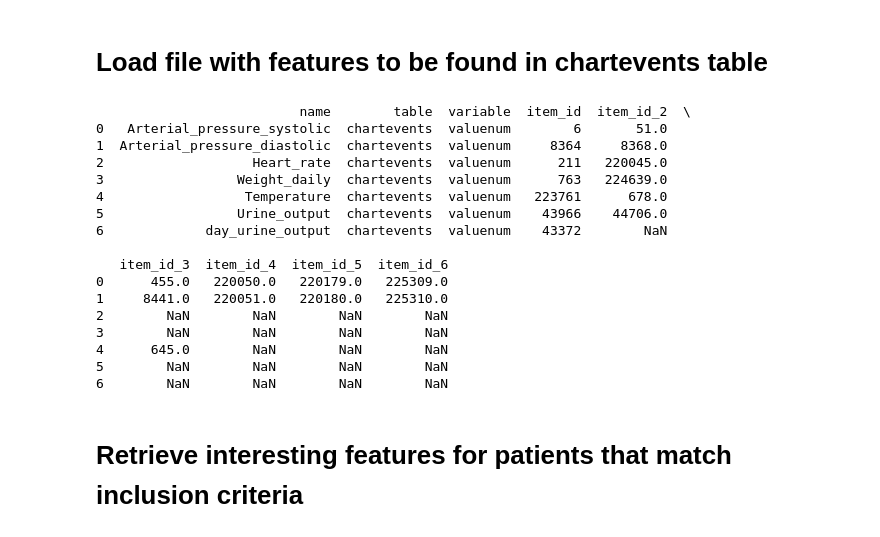
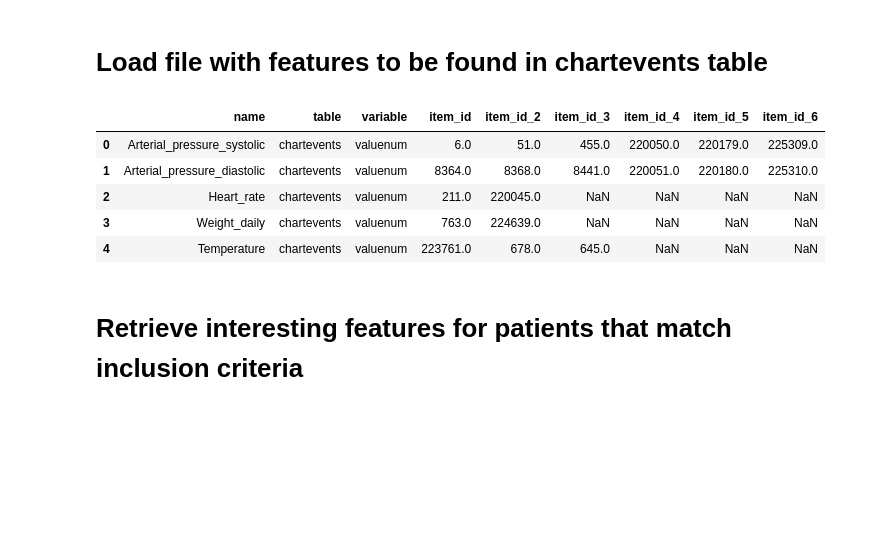
Before and after one commit to Aurelie-Mutschler/Hackathon, a Jupyter notebook: Make_dataset.ipynb, the cells around one changed output. Drawn from its saved outputs; the diff is of its cells as text; code cells hidden in the pictures; blank space fills up the shorter version.

```diff
--- a/Make_dataset.ipynb
+++ b/Make_dataset.ipynb
@@ -33,27 +33,20 @@ def apply_inclusion_criteria(df):
     return df
 # %% [markdown]
 # Load file with features to be found in chartevents table
-# %%
-features_info = pd.read_csv('features_info.csv')
-print(features_info)
-# %% [output]
-                          name        table  variable  item_id  item_id_2  \
-0   Arterial_pressure_systolic  chartevents  valuenum        6       51.0
-1  Arterial_pressure_diastolic  chartevents  valuenum     8364     8368.0
-2                   Heart_rate  chartevents  valuenum      211   220045.0
-3                 Weight_daily  chartevents  valuenum      763   224639.0
-4                  Temperature  chartevents  valuenum   223761      678.0
-5                 Urine_output  chartevents  valuenum    43966    44706.0
-6             day_urine_output  chartevents  valuenum    43372        NaN
-
-   item_id_3  item_id_4  item_id_5  item_id_6
-0      455.0   220050.0   220179.0   225309.0
-1     8441.0   220051.0   220180.0   225310.0
-2        NaN        NaN        NaN        NaN
-3        NaN        NaN        NaN        NaN
-4      645.0        NaN        NaN        NaN
-5        NaN        NaN        NaN        NaN
-6        NaN        NaN        NaN        NaN
+# %%
+# Read file
+features_info = pd.read_csv('features_info.csv')
+# Drop lines with no item_id
+item_col = [c for c in features_info.columns.values if "item" in c]
+features_info = features_info.dropna(axis=0, how='all', subset=item_col).reset_index(drop=True)
+features_info.head()
+# %% [output]
+|  | name | table | variable | item_id | item_id_2 | item_id_3 | item_id_4 | item_id_5 | item_id_6 |
+| 0 | Arterial_pressure_systolic | chartevents | valuenum | 6.0 | 51.0 | 455.0 | 220050.0 | 220179.0 | 225309.0 |
+| 1 | Arterial_pressure_diastolic | chartevents | valuenum | 8364.0 | 8368.0 | 8441.0 | 220051.0 | 220180.0 | 225310.0 |
+| 2 | Heart_rate | chartevents | valuenum | 211.0 | 220045.0 | NaN | NaN | NaN | NaN |
+| 3 | Weight_daily | chartevents | valuenum | 763.0 | 224639.0 | NaN | NaN | NaN | NaN |
+| 4 | Temperature | chartevents | valuenum | 223761.0 | 678.0 | 645.0 | NaN | NaN | NaN |
 # %% [markdown]
 # Retrieve interesting features for patients that match inclusion criteria
 # %%
```
Also changed, not shown: parts of 7 cells of this notebook, 1 other file.
